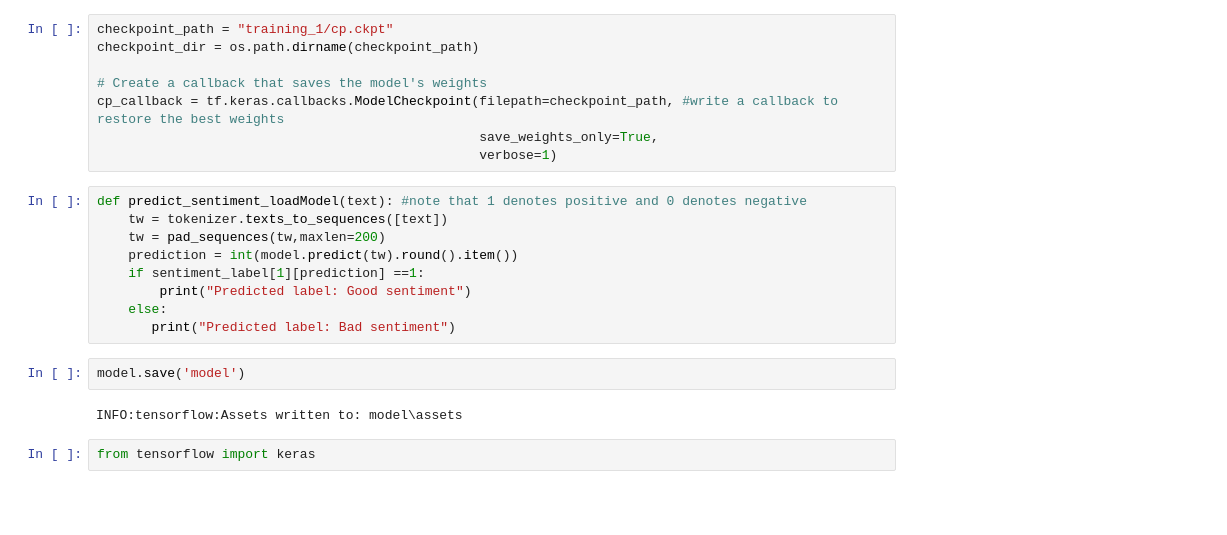
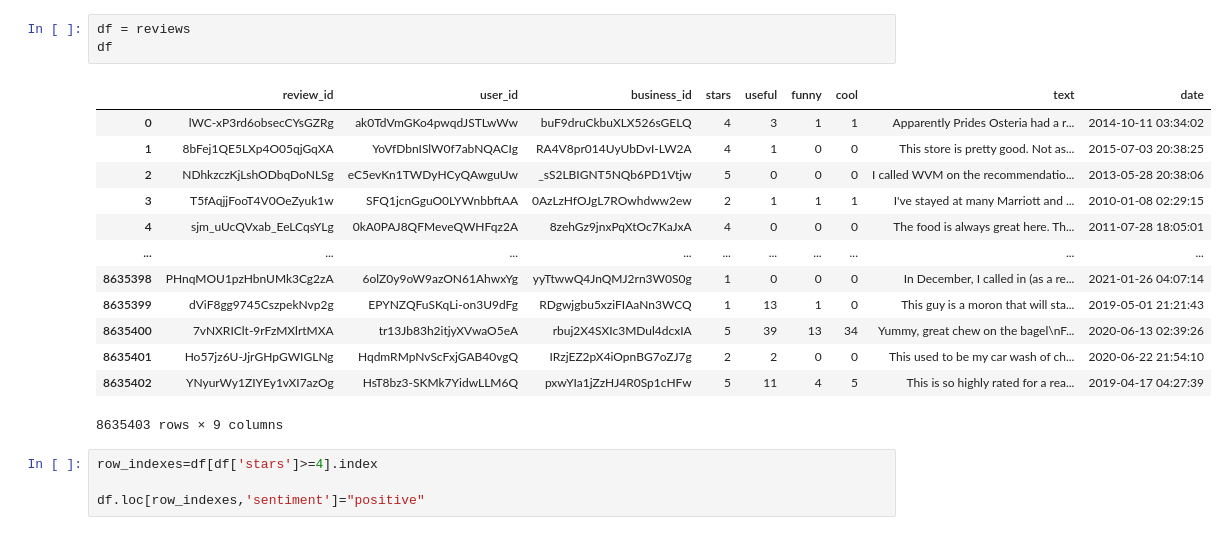
Before and after one commit to quacklinhui/CZ4045-NLP, a Jupyter notebook: NLP.ipynb, the cells around one changed output. Cells and saved outputs as stored; diff of their text form; blank space fills up the shorter version.

```diff
--- a/NLP.ipynb
+++ b/NLP.ipynb
@@ -236,23 +9,21 @@ Predicted label: Bad sentiment
-# %%
-checkpoint_path = "training_1/cp.ckpt"
-checkpoint_dir = os.path.dirname(checkpoint_path)
-
-# Create a callback that saves the model's weights
-cp_callback = tf.keras.callbacks.ModelCheckpoint(filepath=checkpoint_path, #write a callback to restore the best weights
-                                                 save_weights_only=True,
-                                                 verbose=1)
-# %%
-def predict_sentiment_loadModel(text): #note that 1 denotes positive and 0 denotes negative
-    tw = tokenizer.texts_to_sequences([text])
-    tw = pad_sequences(tw,maxlen=200)
-    prediction = int(model.predict(tw).round().item())
-    if sentiment_label[1][prediction] ==1:
-        print("Predicted label: Good sentiment")
-    else:
-       print("Predicted label: Bad sentiment")
-# %%
-model.save('model')
-# %% [output]
-INFO:tensorflow:Assets written to: model\assets
-# %%
-from tensorflow import keras
+# %%
+df = reviews
+df
+# %% [output]
+|  | review_id | user_id | business_id | stars | useful | funny | cool | text | date |
+| 0 | lWC-xP3rd6obsecCYsGZRg | ak0TdVmGKo4pwqdJSTLwWw | buF9druCkbuXLX526sGELQ | 4 | 3 | 1 | 1 | Apparently Prides Osteria had a r... | 2014-10-11 03:34:02 |
+| 1 | 8bFej1QE5LXp4O05qjGqXA | YoVfDbnISlW0f7abNQACIg | RA4V8pr014UyUbDvI-LW2A | 4 | 1 | 0 | 0 | This store is pretty good. Not as... | 2015-07-03 20:38:25 |
+| 2 | NDhkzczKjLshODbqDoNLSg | eC5evKn1TWDyHCyQAwguUw | _sS2LBIGNT5NQb6PD1Vtjw | 5 | 0 | 0 | 0 | I called WVM on the recommendatio... | 2013-05-28 20:38:06 |
+| 3 | T5fAqjjFooT4V0OeZyuk1w | SFQ1jcnGguO0LYWnbbftAA | 0AzLzHfOJgL7ROwhdww2ew | 2 | 1 | 1 | 1 | I've stayed at many Marriott and ... | 2010-01-08 02:29:15 |
+| 4 | sjm_uUcQVxab_EeLCqsYLg | 0kA0PAJ8QFMeveQWHFqz2A | 8zehGz9jnxPqXtOc7KaJxA | 4 | 0 | 0 | 0 | The food is always great here. Th... | 2011-07-28 18:05:01 |
+| ... | ... | ... | ... | ... | ... | ... | ... | ... | ... |
+| 8635398 | PHnqMOU1pzHbnUMk3Cg2zA | 6olZ0y9oW9azON61AhwxYg | yyTtwwQ4JnQMJ2rn3W0S0g | 1 | 0 | 0 | 0 | In December, I called in (as a re... | 2021-01-26 04:07:14 |
+| 8635399 | dViF8gg9745CszpekNvp2g | EPYNZQFuSKqLi-on3U9dFg | RDgwjgbu5xziFIAaNn3WCQ | 1 | 13 | 1 | 0 | This guy is a moron that will sta... | 2019-05-01 21:21:43 |
+| 8635400 | 7vNXRIClt-9rFzMXlrtMXA | tr13Jb83h2itjyXVwaO5eA | rbuj2X4SXIc3MDul4dcxIA | 5 | 39 | 13 | 34 | Yummy, great chew on the bagel\nF... | 2020-06-13 02:39:26 |
+| 8635401 | Ho57jz6U-JjrGHpGWIGLNg | HqdmRMpNvScFxjGAB40vgQ | IRzjEZ2pX4iOpnBG7oZJ7g | 2 | 2 | 0 | 0 | This used to be my car wash of ch... | 2020-06-22 21:54:10 |
+| 8635402 | YNyurWy1ZIYEy1vXI7azOg | HsT8bz3-SKMk7YidwLLM6Q | pxwYIa1jZzHJ4R0Sp1cHFw | 5 | 11 | 4 | 5 | This is so highly rated for a rea... | 2019-04-17 04:27:39 |
+8635403 rows × 9 columns
+# %%
+row_indexes=df[df['stars']>=4].index
+
+df.loc[row_indexes,'sentiment']="positive"
```
Also changed, not shown: parts of 27 cells of this notebook, 4 other files.
